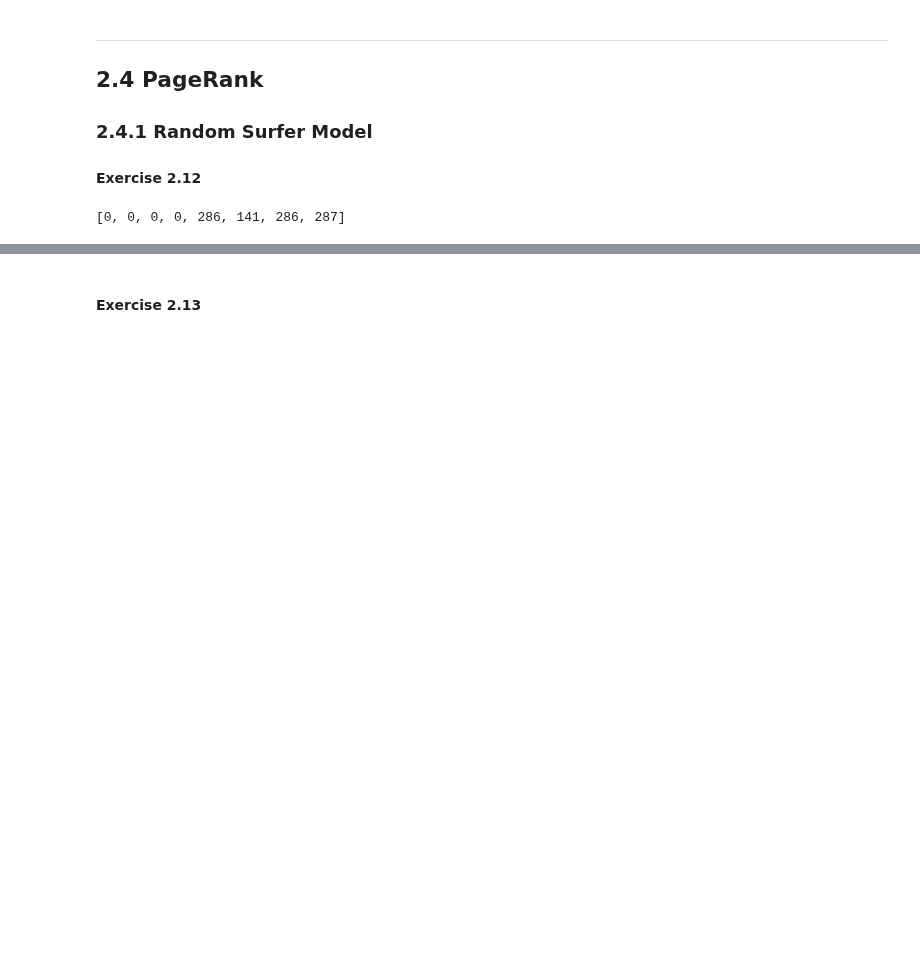
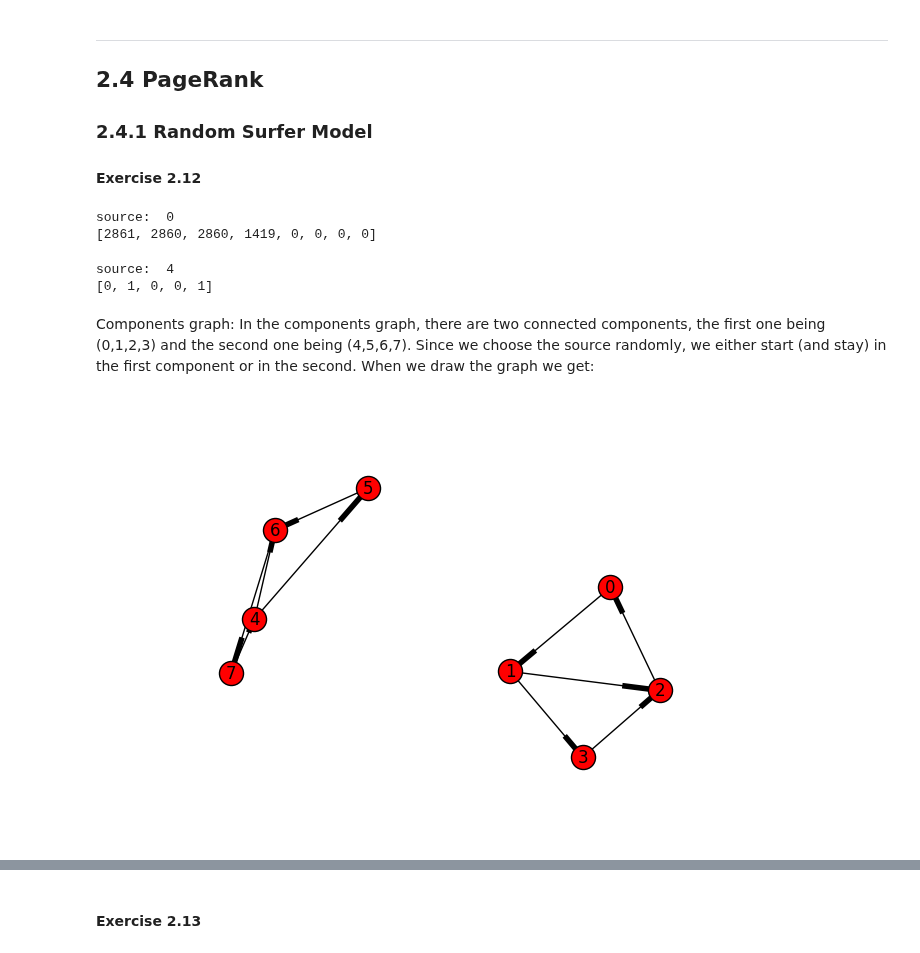
Before and after one commit to raphaelBarman/internetAnalytics, a Jupyter notebook: ix-lab2/notebooks/ix-lab2-notebook-part4.ipynb, the cells around one changed output, grey strips where cells are left out. Drawn from its saved outputs; the diff is of its cells as text; code cells hidden in the pictures; blank space fills up the shorter version.

```diff
--- a/ix-lab2/notebooks/ix-lab2-notebook-part4.ipynb
+++ b/ix-lab2/notebooks/ix-lab2-notebook-part4.ipynb
@@ -33,34 +33,57 @@ import random as rand
 import matplotlib.pyplot as plt
 %matplotlib inline
 # %%
-# On components graph
-components_graph = nx.DiGraph()
-components_graph = nx.read_adjlist('../data/components.graph', create_using=nx.DiGraph())
-#nx.draw(components_graph)
+def randomWalk(graph, nb_visits):
 
-# Arbitrary number of visits
-nb_visits = 1000
-nb_nodes = len(components_graph.nodes())
+    nb_nodes = len(graph.nodes())
 
-# Array keeping track of number of times each node is visited (initilized to 0)
-total_visits = [0]*nb_nodes
+    # Array keeping track of number of times each node is visited (initilized to 0)
+    total_visits = [0]*nb_nodes
 
-# Choose source node randomly
-source = components_graph.nodes()[rand.randint(0, nb_nodes-1)]
+    # Choose source node randomly
+    source = graph.nodes()[rand.randint(0, nb_nodes-1)]
+    print("source: ", source)
+    total_visits[int(source)] = 1
+    current_node = source
 
-total_visits[int(source)] = 1
-current_node = source
-
-
-for i in range(0, nb_visits-1):
-    #print("current node:",current_node)
-    nb_neighbors = len(components_graph.neighbors(current_node))
-    #print("number of neighbors:",nb_neighbors)
-    next_node = components_graph.neighbors(current_node)[rand.randint(0, nb_neighbors-1)]
-    total_visits[int(next_node)] = total_visits[int(next_node)] + 1
-    current_node = next_node
-    #print(total_visits)
-
-print(total_visits)
+    for i in range(0, nb_visits-1):
+        # Choose next node randomly from the list of neighbors of the current node
+        nb_neighbors = len(graph.neighbors(current_node))
+        # Break if we are in an absorbing node
+        if(nb_neighbors == 0):
+            break
+        next_node = graph.neighbors(current_node)[rand.randint(0, nb_neighbors-1)]
+        total_visits[int(next_node)] = total_visits[int(next_node)] + 1
+        current_node = next_node
+    return total_visits
-# %% [output]
-[0, 0, 0, 0, 286, 141, 286, 287]
+# %%
+# On components graph
+components_graph = nx.DiGraph()
+components_graph = nx.read_adjlist('../data/components.graph', create_using=nx.DiGraph())
+
+# Arbitrary number of visits
+nb_visits = 10000
+
+print(randomWalk(components_graph, nb_visits))
+# %% [output]
+source:  0
+[2861, 2860, 2860, 1419, 0, 0, 0, 0]
+# %%
+# On absorbing graph
+absorbing_graph = nx.DiGraph()
+absorbing_graph = nx.read_adjlist('../data/absorbing.graph', create_using=nx.DiGraph())
+
+# Arbitrary number of visits
+nb_visits = 10000
+
+print(randomWalk(absorbing_graph, nb_visits))
+# %% [output]
+source:  4
+[0, 1, 0, 0, 1]
+# %% [markdown]
+Components graph:
+In the components graph, there are two connected components, the first one being (0,1,2,3) and the second one being (4,5,6,7). Since we choose the source randomly, we either start (and stay) in the first component or in the second. When we draw the graph we get:
+# %%
+nx.draw(components_graph, with_labels=True)
+# %% [output]
+[figure, added]
```
Also changed, not shown: parts of 9 cells of this notebook.
